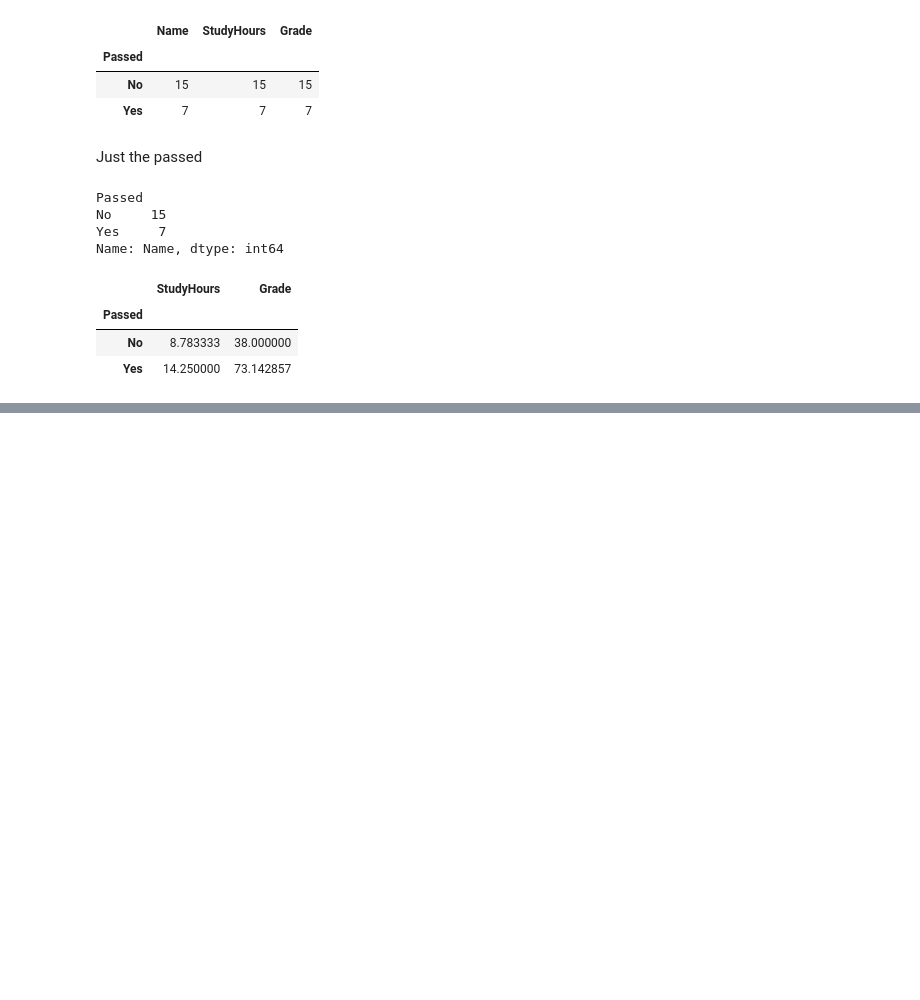
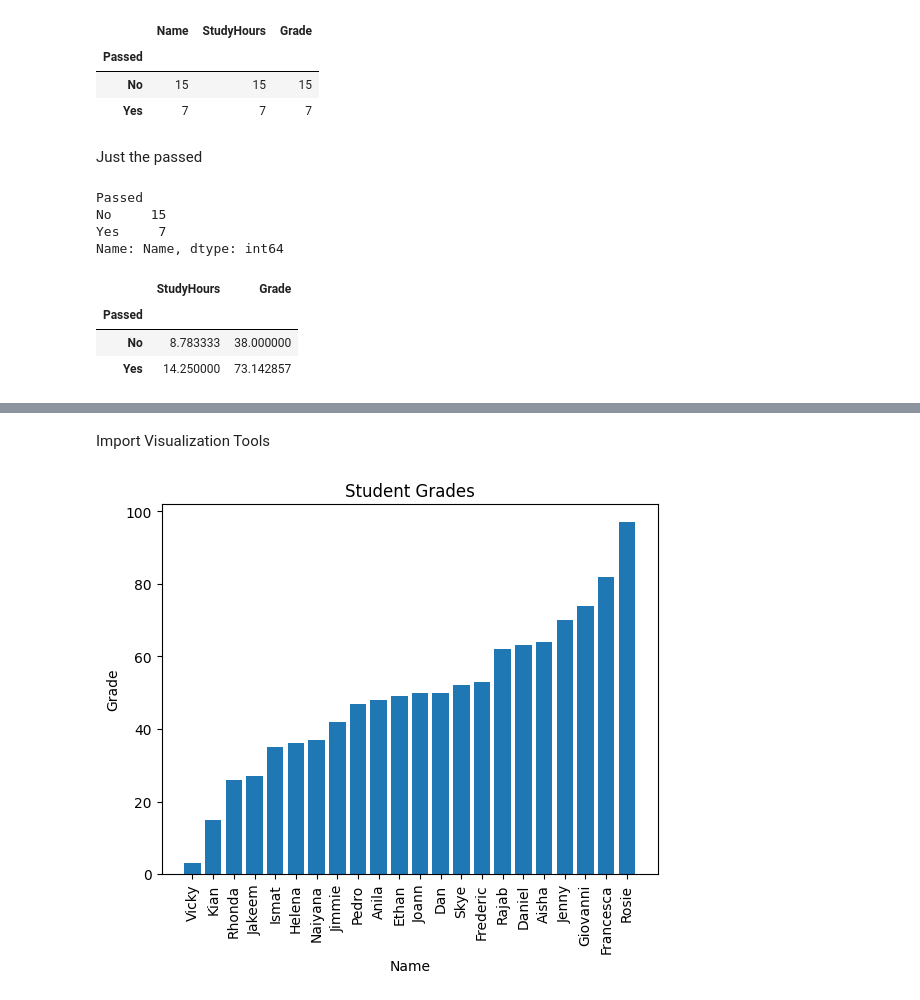
Before and after one commit to NoahMorgenstein/VSCode, a Jupyter notebook: Student_data.ipynb, the cells around one changed output, grey strips where cells are left out. Saved outputs shown, nothing was run; the diff lists cells and outputs as text; code cells hidden in the pictures; blank space fills up the shorter version.

```diff
--- a/Student_data.ipynb
+++ b/Student_data.ipynb
@@ -250,0 +253,3 @@ df_students.to_csv('/Users/noahmorgenstein/Desktop/Student_Data/student_data.csv
+# %%
+df_students = df_students.sort_values('Grade')
+df_students
@@ -250,0 +274,12 @@ df_students.to_csv('/Users/noahmorgenstein/Desktop/Student_Data/student_data.csv
+# %% [markdown]
+Import Visualization Tools
+# %%
+import matplotlib.pyplot as plt
+plt.bar(x=df_students.Name, height=df_students.Grade)
+plt.title('Student Grades')
+plt.xlabel('Name')
+plt.ylabel('Grade')
+plt.xticks(rotation=90)
+plt.show()
+# %% [output]
+[figure, added]
```
Also changed, not shown: parts of 2 cells of this notebook, 1 other file.
